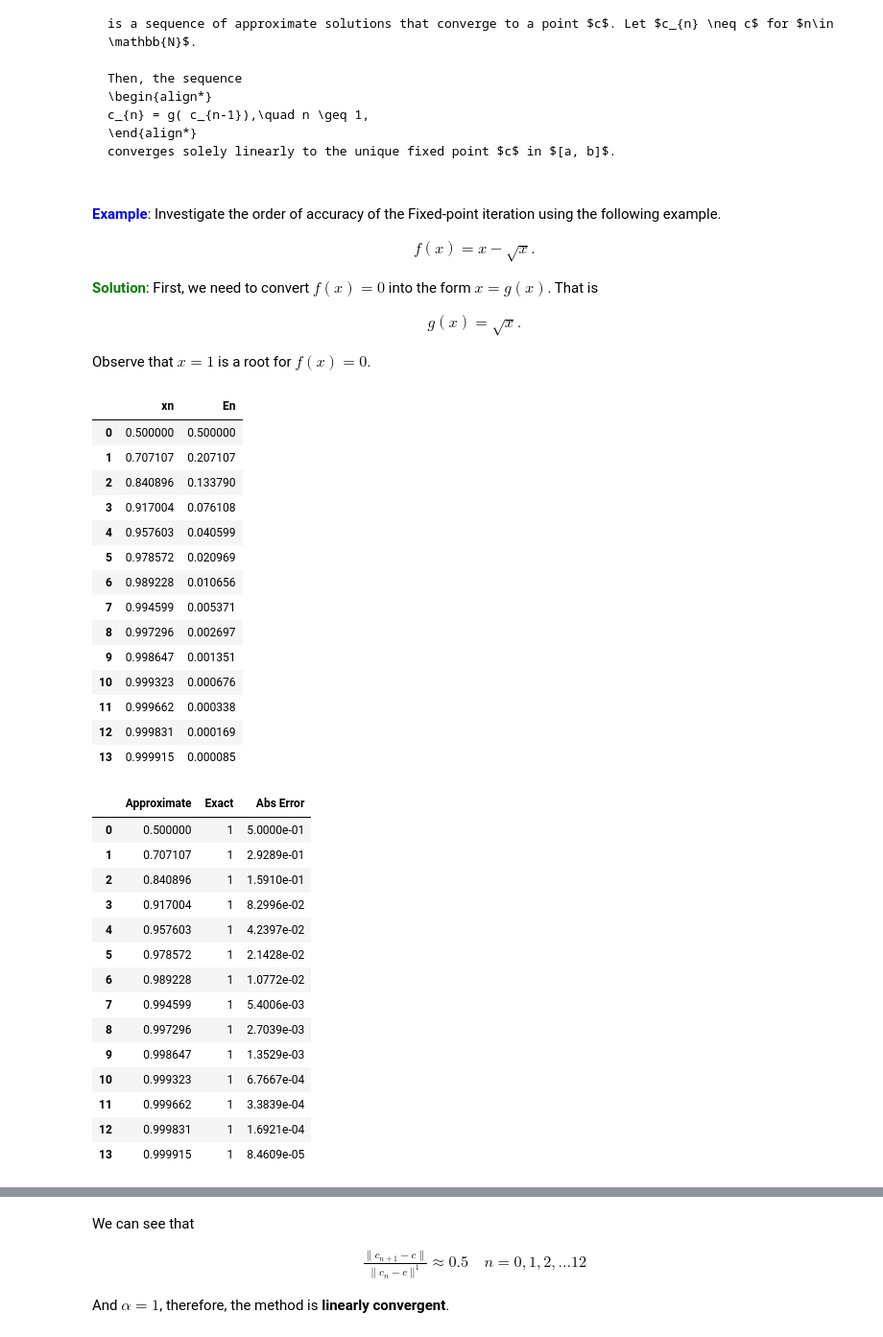
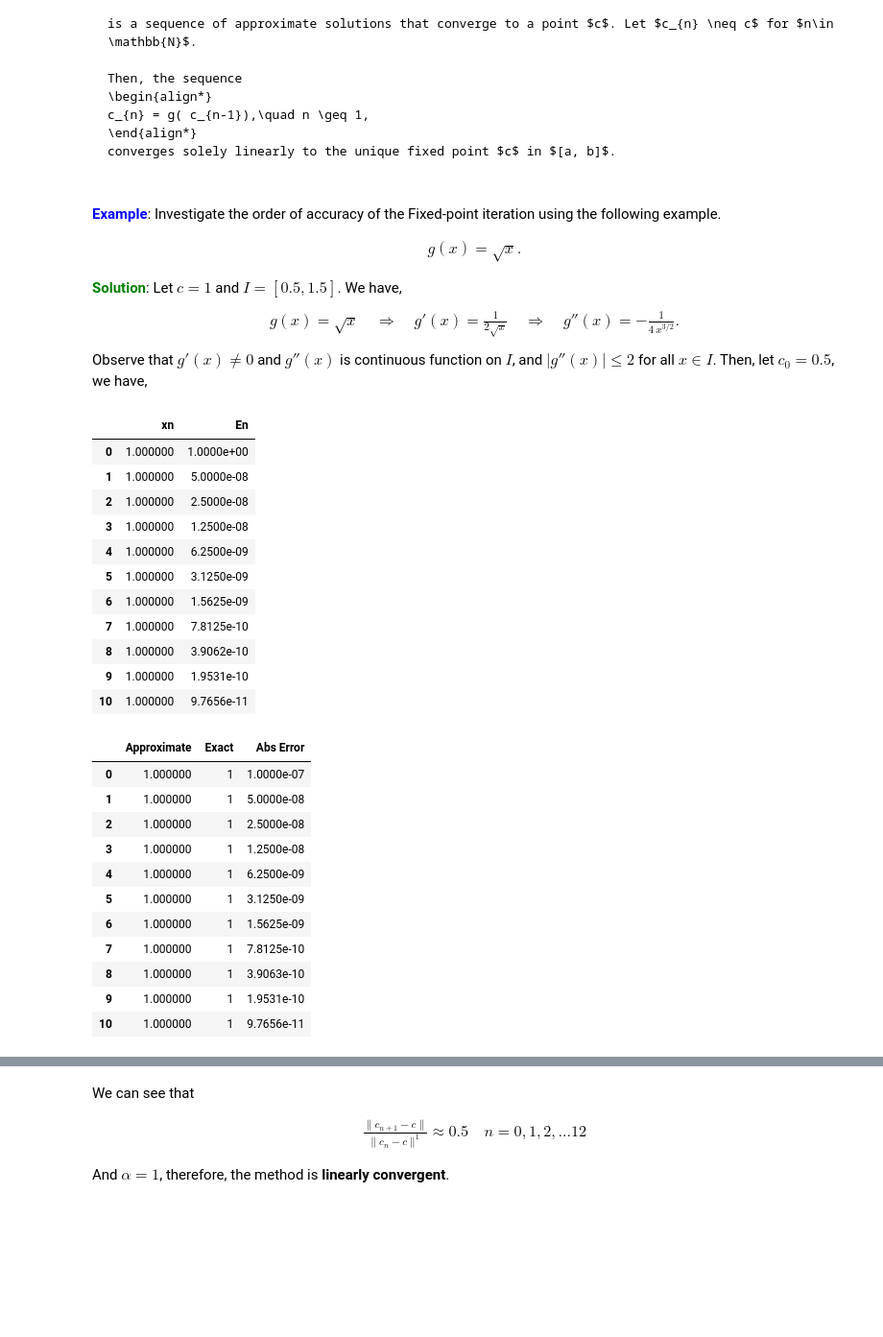
Before and after one commit to HatefDastour/hatefdastour.github.io, a Jupyter notebook: _notes/Numerical_Analysis/_sources/chapter_02/Error_Analysis.ipynb, the cells around one changed output, grey strips where cells are left out. Shown at 96% size. Cells and saved outputs as stored; diff of their text form; code cells hidden in the pictures; blank space fills up the shorter version.

````diff
--- a/_notes/Numerical_Analysis/_sources/chapter_02/Error_Analysis.ipynb
+++ b/_notes/Numerical_Analysis/_sources/chapter_02/Error_Analysis.ipynb
@@ -136,61 +133,60 @@ converges solely linearly to the unique fixed point $c$ in $[a, b]$.
 ```
 # %% [markdown]
 <font color='Blue'><b>Example</b></font>: Investigate the order of accuracy of the Fixed-point iteration using the following example.
-
-\begin{align*}
-f(x)=x - \sqrt{x}.
-\end{align*}
-
-<font color='Green'><b>Solution</b></font>: First, we need to convert $f(x) = 0$ into the form $x = g(x)$. That is
 
 \begin{align*}
 g(x)=\sqrt{x}.
 \end{align*}
 
-Observe that $x = 1$ is a root for $f(x) = 0$.
+<font color='Green'><b>Solution</b></font>:
+Let $c= 1$ and $I=[0.5, 1.5]$.
+We have,
+\begin{align*}
+g(x)= \sqrt{x}
+\quad \Rightarrow \quad
+g'(x)= \frac{1}{2\sqrt{x}}
+\quad \Rightarrow \quad
+g''(x)= -\frac{1}{4\,x^{3/2}}.
+\end{align*}
+Observe that $g'(x) \neq 0$ and $g''(x)$ is continuous function on $I$, and $|g''(x)| \leq 2$ for all $x \in I$. Then, let $c_0 = 0.5$, we have,
 # %%
 import numpy as np
 g = lambda x : np.sqrt(x)
 from hd_RootFinding_Algorithms import Fixed_Point
-data = Fixed_Point(g = g, x0 = .5, TOL=1e-4, Nmax=20)
+data = Fixed_Point(g = g, x0 = .9999999, TOL=1e-10, Nmax=30)
 # En is the difference between two consecutive xn.
 display(data.style.set_properties(subset=['xn'], **{'background-color': 'PaleGreen', 'color': 'Black',
-                                                     'border-color': 'DarkGreen'}).format({'fcn': "{:.4e}"}))
+                                                     'border-color': 'DarkGreen'}).format({'En': "{:.4e}"}))
 # %% [output]
 |  | xn | En |
-| 0 | 0.500000 | 0.500000 |
-| 1 | 0.707107 | 0.207107 |
-| 2 | 0.840896 | 0.133790 |
-| 3 | 0.917004 | 0.076108 |
-| 4 | 0.957603 | 0.040599 |
-| 5 | 0.978572 | 0.020969 |
-| 6 | 0.989228 | 0.010656 |
-| 7 | 0.994599 | 0.005371 |
-| 8 | 0.997296 | 0.002697 |
-| 9 | 0.998647 | 0.001351 |
-| 10 | 0.999323 | 0.000676 |
-| 11 | 0.999662 | 0.000338 |
-| 12 | 0.999831 | 0.000169 |
-| 13 | 0.999915 | 0.000085 |
+| 0 | 1.000000 | 1.0000e+00 |
+| 1 | 1.000000 | 5.0000e-08 |
+| 2 | 1.000000 | 2.5000e-08 |
+| 3 | 1.000000 | 1.2500e-08 |
+| 4 | 1.000000 | 6.2500e-09 |
+| 5 | 1.000000 | 3.1250e-09 |
+| 6 | 1.000000 | 1.5625e-09 |
+| 7 | 1.000000 | 7.8125e-10 |
+| 8 | 1.000000 | 3.9062e-10 |
+| 9 | 1.000000 | 1.9531e-10 |
+| 10 | 1.000000 | 9.7656e-11 |
 # %%
+c = 1
 Error_data = data[['xn']]
-Error_data['Exact'] = [1]*data['xn'].shape[0]
+Error_data['Exact'] = [c]*data['xn'].shape[0]
 Error_data = Error_data.rename(columns = {'xn':'Approximate'})
 Error_data['Abs Error'] = abs(Error_data['Exact'] - Error_data['Approximate'])
 disp_Error(Error_data)
 # %% [output]
 |  | Approximate | Exact | Abs Error |
-| 0 | 0.500000 | 1 | 5.0000e-01 |
-| 1 | 0.707107 | 1 | 2.9289e-01 |
-| 2 | 0.840896 | 1 | 1.5910e-01 |
-| 3 | 0.917004 | 1 | 8.2996e-02 |
-| 4 | 0.957603 | 1 | 4.2397e-02 |
-| 5 | 0.978572 | 1 | 2.1428e-02 |
-| 6 | 0.989228 | 1 | 1.0772e-02 |
-| 7 | 0.994599 | 1 | 5.4006e-03 |
-| 8 | 0.997296 | 1 | 2.7039e-03 |
-| 9 | 0.998647 | 1 | 1.3529e-03 |
-| 10 | 0.999323 | 1 | 6.7667e-04 |
-| 11 | 0.999662 | 1 | 3.3839e-04 |
-| 12 | 0.999831 | 1 | 1.6921e-04 |
-| 13 | 0.999915 | 1 | 8.4609e-05 |
+| 0 | 1.000000 | 1 | 1.0000e-07 |
+| 1 | 1.000000 | 1 | 5.0000e-08 |
+| 2 | 1.000000 | 1 | 2.5000e-08 |
+| 3 | 1.000000 | 1 | 1.2500e-08 |
+| 4 | 1.000000 | 1 | 6.2500e-09 |
+| 5 | 1.000000 | 1 | 3.1250e-09 |
+| 6 | 1.000000 | 1 | 1.5625e-09 |
+| 7 | 1.000000 | 1 | 7.8125e-10 |
+| 8 | 1.000000 | 1 | 3.9063e-10 |
+| 9 | 1.000000 | 1 | 1.9531e-10 |
+| 10 | 1.000000 | 1 | 9.7656e-11 |
````
Also changed, not shown: parts of 5 cells of this notebook, 7 other files.
